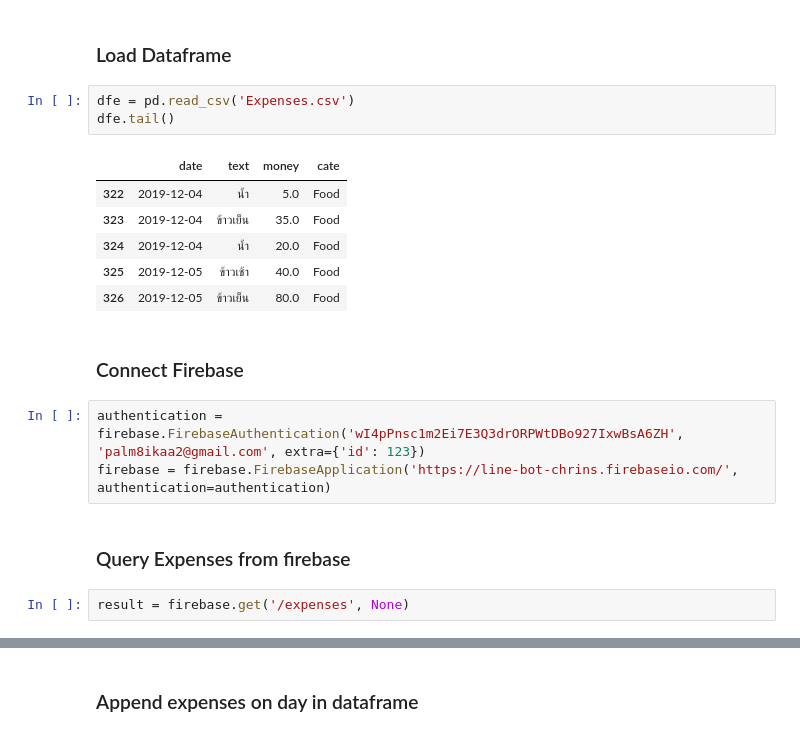
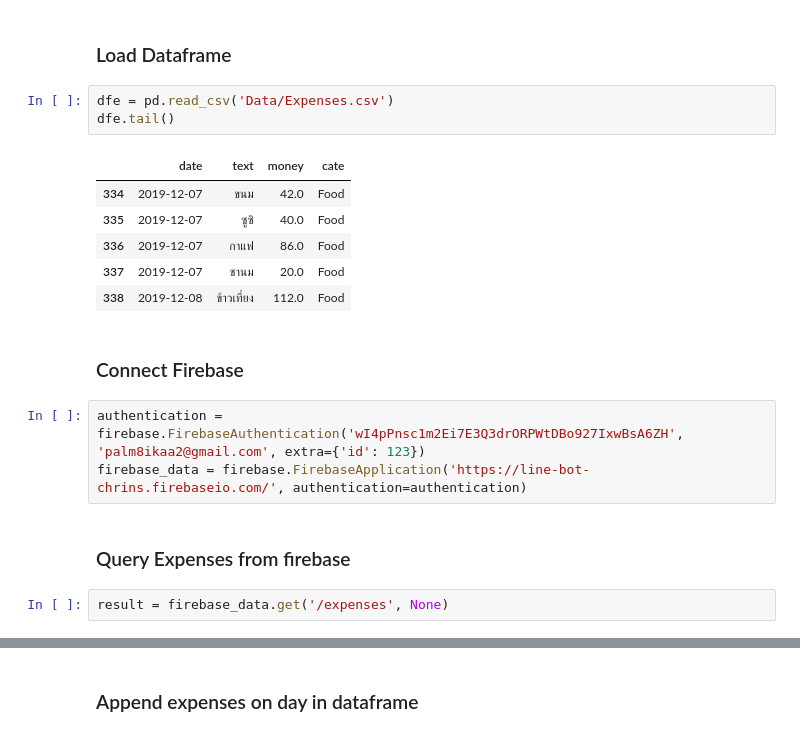
Before and after one commit to jakkritsonsanit/ChatBotExpenses, a Jupyter notebook: CollectData.ipynb, the cells around one changed output, grey strips where cells are left out. Cells and saved outputs as stored; diff of their text form.

```diff
--- a/CollectData.ipynb
+++ b/CollectData.ipynb
@@ -26,22 +27,22 @@ from firebase import firebase
 # %% [markdown]
 ### Load Dataframe
 # %%
-dfe = pd.read_csv('Expenses.csv')
+dfe = pd.read_csv('Data/Expenses.csv')
 dfe.tail()
 # %% [output]
 |  | date | text | money | cate |
-| 322 | 2019-12-04 | น้ำ | 5.0 | Food |
-| 323 | 2019-12-04 | ข้าวเย็น | 35.0 | Food |
-| 324 | 2019-12-04 | น้ำ | 20.0 | Food |
-| 325 | 2019-12-05 | ข้าวเช้า | 40.0 | Food |
-| 326 | 2019-12-05 | ข้าวเย็น | 80.0 | Food |
+| 334 | 2019-12-07 | ขนม | 42.0 | Food |
+| 335 | 2019-12-07 | ซูซิ | 40.0 | Food |
+| 336 | 2019-12-07 | กาแฟ | 86.0 | Food |
+| 337 | 2019-12-07 | ชานม | 20.0 | Food |
+| 338 | 2019-12-08 | ข้าวเที่ยง | 112.0 | Food |
 # %% [markdown]
 ### Connect Firebase
 # %%
 authentication = firebase.FirebaseAuthentication('wI4pPnsc1m2Ei7E3Q3drORPWtDBo927IxwBsA6ZH', 'palm8ikaa2@gmail.com', extra={'id': 123})
-firebase = firebase.FirebaseApplication('https://line-bot-chrins.firebaseio.com/', authentication=authentication)
+firebase_data = firebase.FirebaseApplication('https://line-bot-chrins.firebaseio.com/', authentication=authentication)
 # %% [markdown]
 ### Query Expenses from firebase
 # %%
-result = firebase.get('/expenses', None)
+result = firebase_data.get('/expenses', None)
 # %% [markdown]
```
Also changed, not shown: parts of 15 cells of this notebook, 3 other files.
